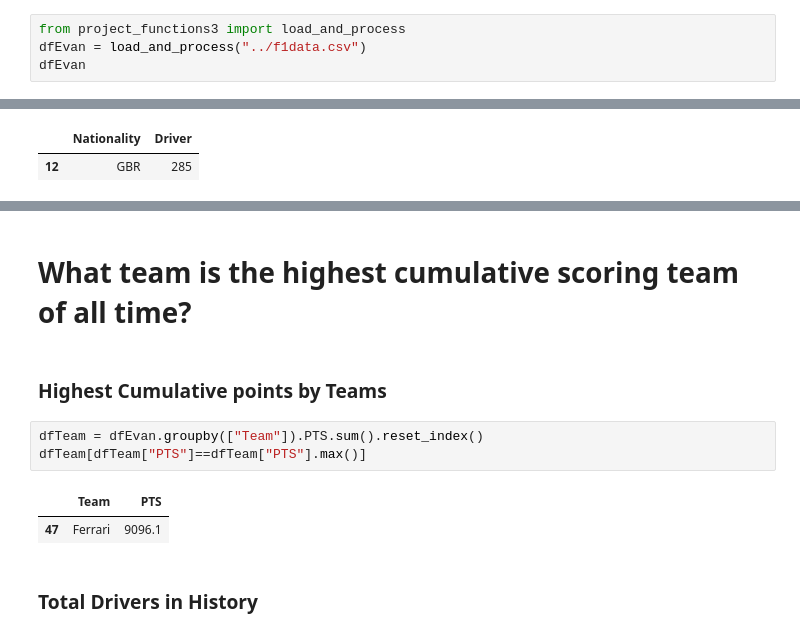
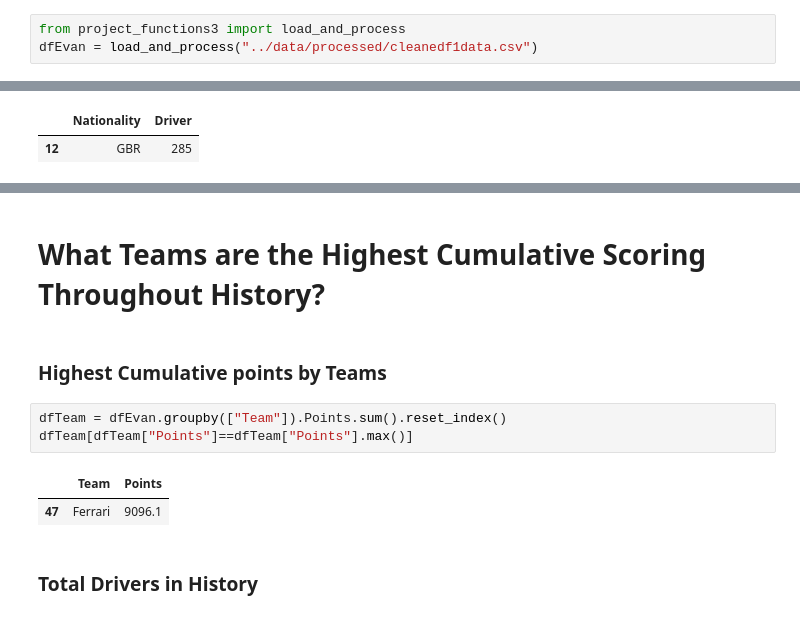
Before and after one commit to data301-2021-winter1/project-group12, a Jupyter notebook: notebooks/analysis.ipynb, the cells around one changed output, grey strips where cells are left out. Cells and saved outputs as stored; diff of their text form.

```diff
--- a/notebooks/analysis.ipynb
+++ b/notebooks/analysis.ipynb
@@ -37,4 +12,3 @@ dfJordan
 # %%
 from project_functions3 import load_and_process
-dfEvan = load_and_process("../f1data.csv")
-dfEvan
+dfEvan = load_and_process("../data/processed/cleanedf1data.csv")
@@ -94,12 +69,12 @@ This shows that in total, drivers with a nationality of Great Britian(GBR) have
 # %% [markdown]
-# What team is the highest cumulative scoring team of all time?
+# What Teams are the Highest Cumulative Scoring Throughout History?
 # %% [markdown]
 ### Highest Cumulative points by Teams
 # %%
-dfTeam = dfEvan.groupby(["Team"]).PTS.sum().reset_index()
-dfTeam[dfTeam["PTS"]==dfTeam["PTS"].max()]
+dfTeam = dfEvan.groupby(["Team"]).Points.sum().reset_index()
+dfTeam[dfTeam["Points"]==dfTeam["Points"].max()]
 # %% [output]
-|  | Team | PTS |
+|  | Team | Points |
 | 47 | Ferrari | 9096.1 |
 # %% [markdown]
 ### Total Drivers in History
```
Also changed, not shown: parts of 22 cells of this notebook, 4 other files.
